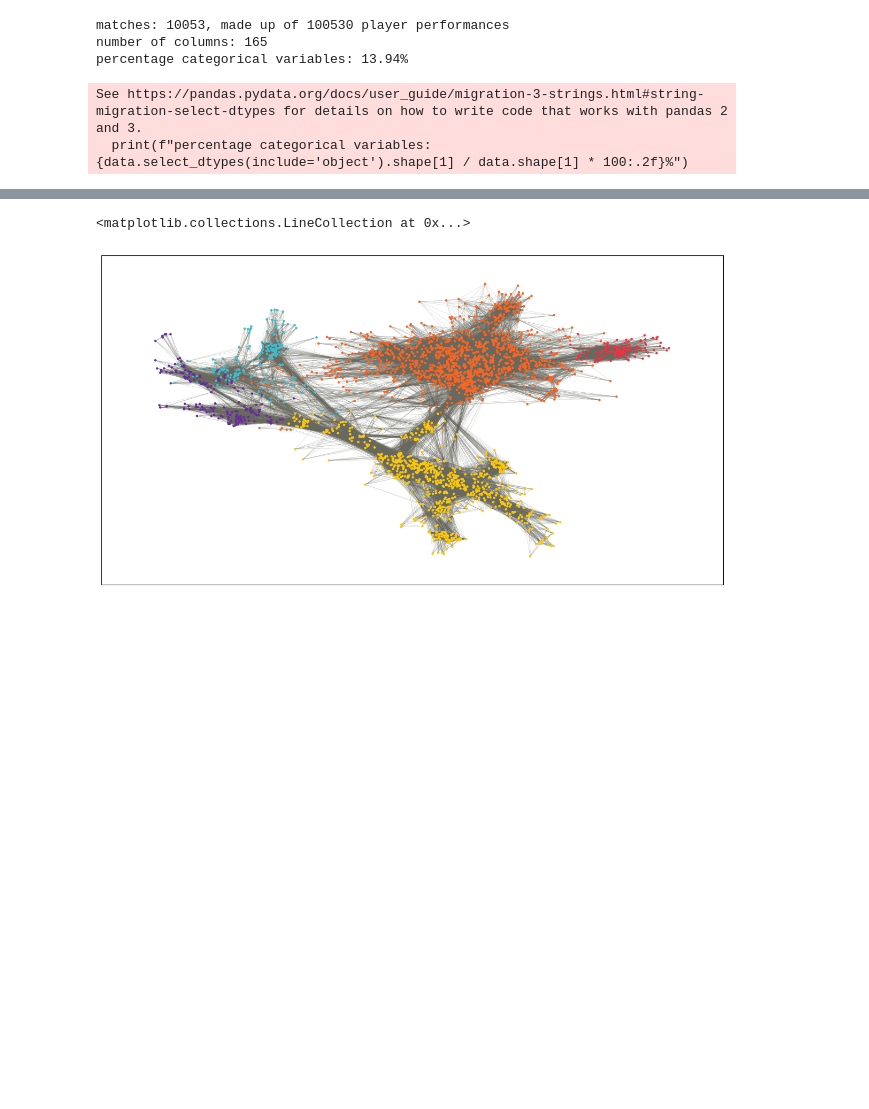
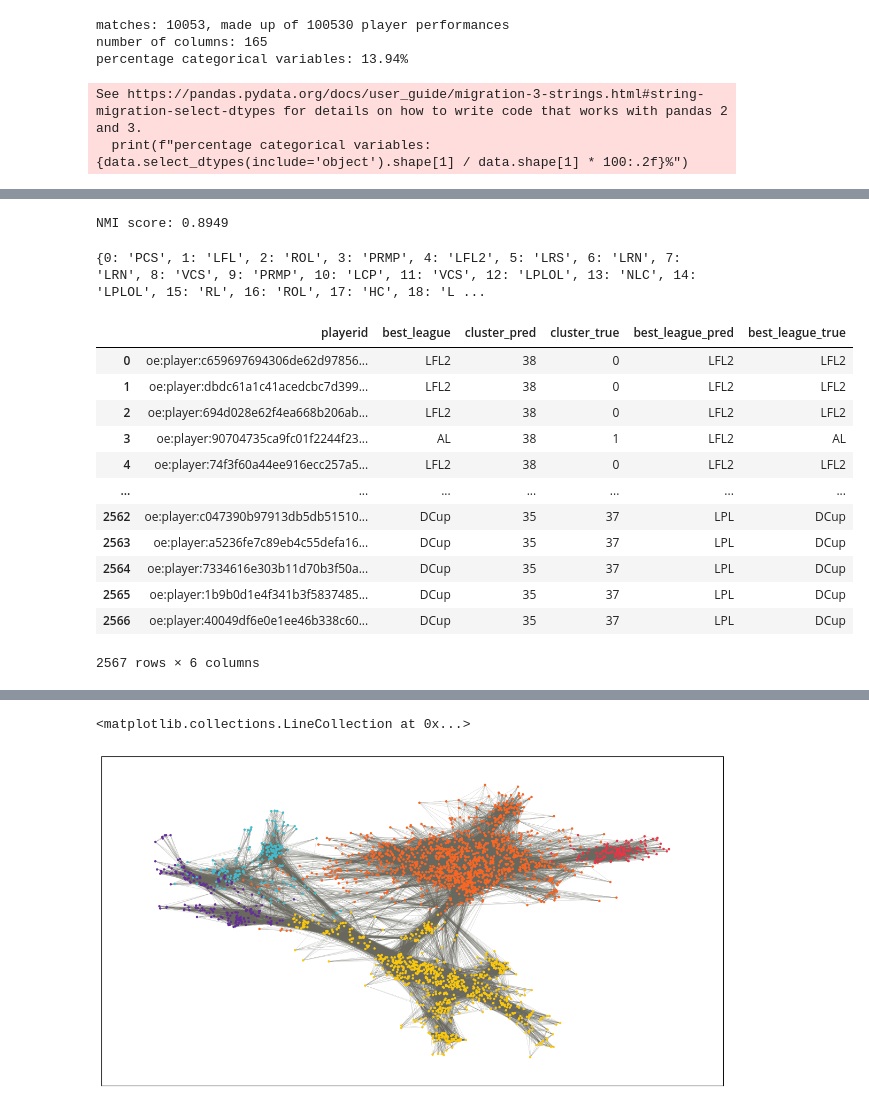
Before and after one commit to dwarfy35/Datamining_project, a Jupyter notebook: checkpoint2_vlad.ipynb, the cells around one changed output, grey strips where cells are left out. Saved outputs shown, nothing was run; the diff lists cells and outputs as text; code cells hidden in the pictures; blank space fills up the shorter version.

```diff
--- a/checkpoint2_vlad.ipynb
+++ b/checkpoint2_vlad.ipynb
@@ -137,3 +185,18 @@ league_to_region_dict = {"LFL2":"EU",
 "KeSPA": "KR",
 "DCup": "CN"
 }
+# %%
+data_unique = data[["playerid"]].drop_duplicates(subset=["playerid"]).reset_index(drop=True)
+
+playerid_to_league = data.groupby("playerid")["league"].agg(lambda x: x.mode().iloc[0] if not x.mode().empty else None).to_dict()
+playerid_to_league
+print("Total number of leagues:", len(data["league"].unique()))
+
+data_unique["best_league"] = data_unique["playerid"].map(lambda x: playerid_to_league[x])
+value_to_label_dict = {value: idx for idx, value in enumerate(data_unique["best_league"].unique())}
+label_to_value_dict = {idx: value for idx, value in enumerate(data_unique["best_league"].unique())}
+print("Number of leagues which appear as 'mode':", len(value_to_label_dict))
+
+data_unique["cluster_pred"] = data_unique["playerid"].map(lambda x: clustering[playerid_to_adj_index[x]])
+data_unique["cluster_true"] = data_unique["playerid"].map(lambda x: value_to_label_dict[playerid_to_league[x]])
+data_unique
@@ -140,3 +240,40 @@ league_to_region_dict = {"LFL2":"EU",
+# %%
+from sklearn.metrics import normalized_mutual_info_score
+nmi_score = normalized_mutual_info_score(data_unique["cluster_true"], data_unique["cluster_pred"])
+print(f"NMI score: {nmi_score:.4f}")
+# %% [output]
+NMI score: 0.8949
+# %%
+# Get all playerids from each cluster_pred as a cluster_pred_to_playerids
+cluster_pred_to_league = {}
+cluster_pred_to_playerids = data_unique.groupby("cluster_pred")["playerid"].apply(list).to_dict()
+for cluster_pred, playerids in cluster_pred_to_playerids.items():
+    league_mode = data[data["playerid"].isin(playerids)]["league"].mode().iloc[0]
+    cluster_pred_to_league[cluster_pred] = league_mode
+
+print(cluster_pred_to_league)
+# %% [output]
+{0: 'PCS', 1: 'LFL', 2: 'ROL', 3: 'PRMP', 4: 'LFL2', 5: 'LRS', 6: 'LRN', 7: 'LRN', 8: 'VCS', 9: 'PRMP', 10: 'LCP', 11: 'VCS', 12: 'LPLOL', 13: 'NLC', 14: 'LPLOL', 15: 'RL', 16: 'ROL', 17: 'HC', 18: 'L ...
+# %%
+
+data_unique["best_league_pred"] = data_unique["cluster_pred"].map(lambda x: cluster_pred_to_league[x])
+data_unique["best_league_true"] = data_unique["cluster_true"].map(lambda x: label_to_value_dict[x])
+# %%
+data_unique
+# %% [output]
+|  | playerid | best_league | cluster_pred | cluster_true | best_league_pred | best_league_true |
+| 0 | oe:player:c659697694306de62d97856... | LFL2 | 38 | 0 | LFL2 | LFL2 |
+| 1 | oe:player:dbdc61a1c41acedcbc7d399... | LFL2 | 38 | 0 | LFL2 | LFL2 |
+| 2 | oe:player:694d028e62f4ea668b206ab... | LFL2 | 38 | 0 | LFL2 | LFL2 |
+| 3 | oe:player:90704735ca9fc01f2244f23... | AL | 38 | 1 | LFL2 | AL |
+| 4 | oe:player:74f3f60a44ee916ecc257a5... | LFL2 | 38 | 0 | LFL2 | LFL2 |
+| ... | ... | ... | ... | ... | ... | ... |
+| 2562 | oe:player:c047390b97913db5db51510... | DCup | 35 | 37 | LPL | DCup |
+| 2563 | oe:player:a5236fe7c89eb4c55defa16... | DCup | 35 | 37 | LPL | DCup |
+| 2564 | oe:player:7334616e303b11d70b3f50a... | DCup | 35 | 37 | LPL | DCup |
+| 2565 | oe:player:1b9b0d1e4f341b3f5837485... | DCup | 35 | 37 | LPL | DCup |
+| 2566 | oe:player:40049df6e0e1ee46b338c60... | DCup | 35 | 37 | LPL | DCup |
+2567 rows × 6 columns
 # %%
 regions = dict.fromkeys(set(league_to_region_dict.values()), 0)
 regions
```
Also changed, not shown: parts of 13 cells of this notebook.
